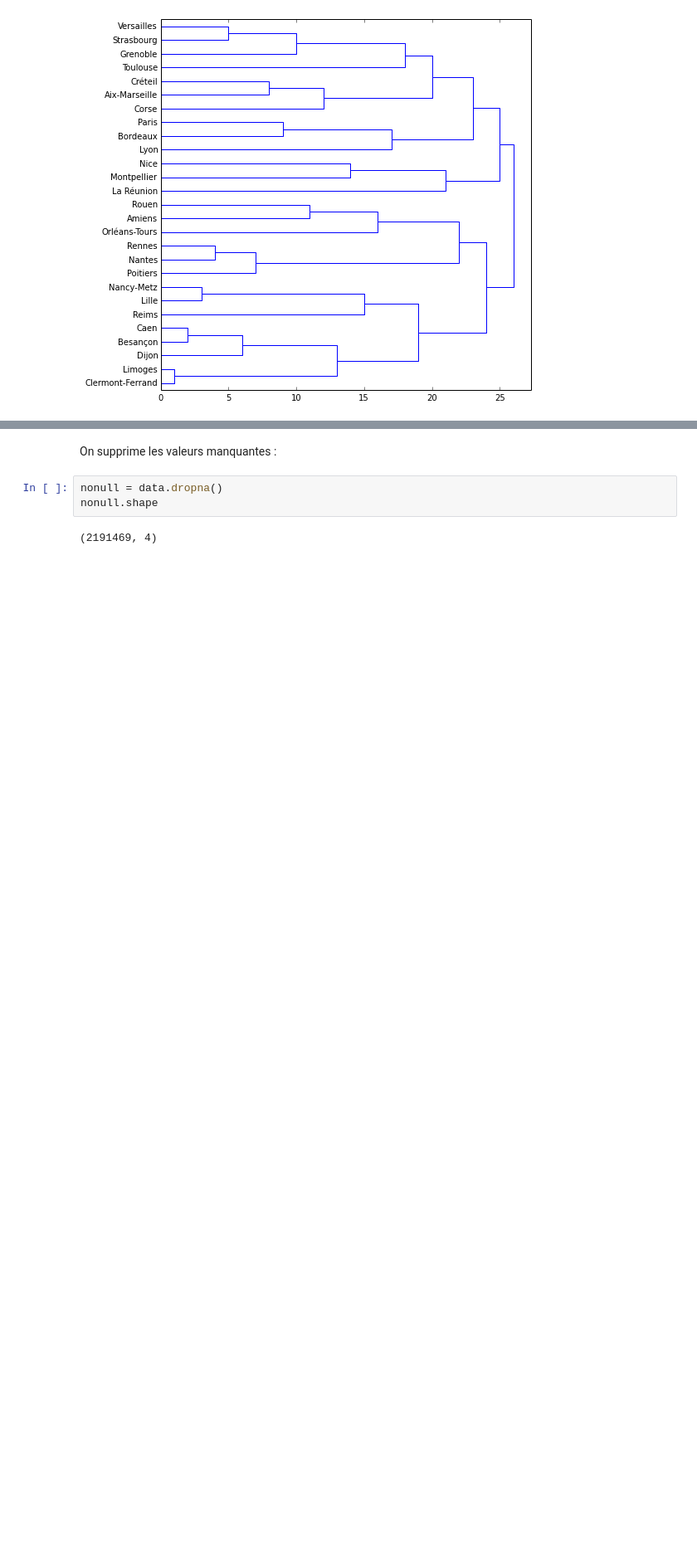
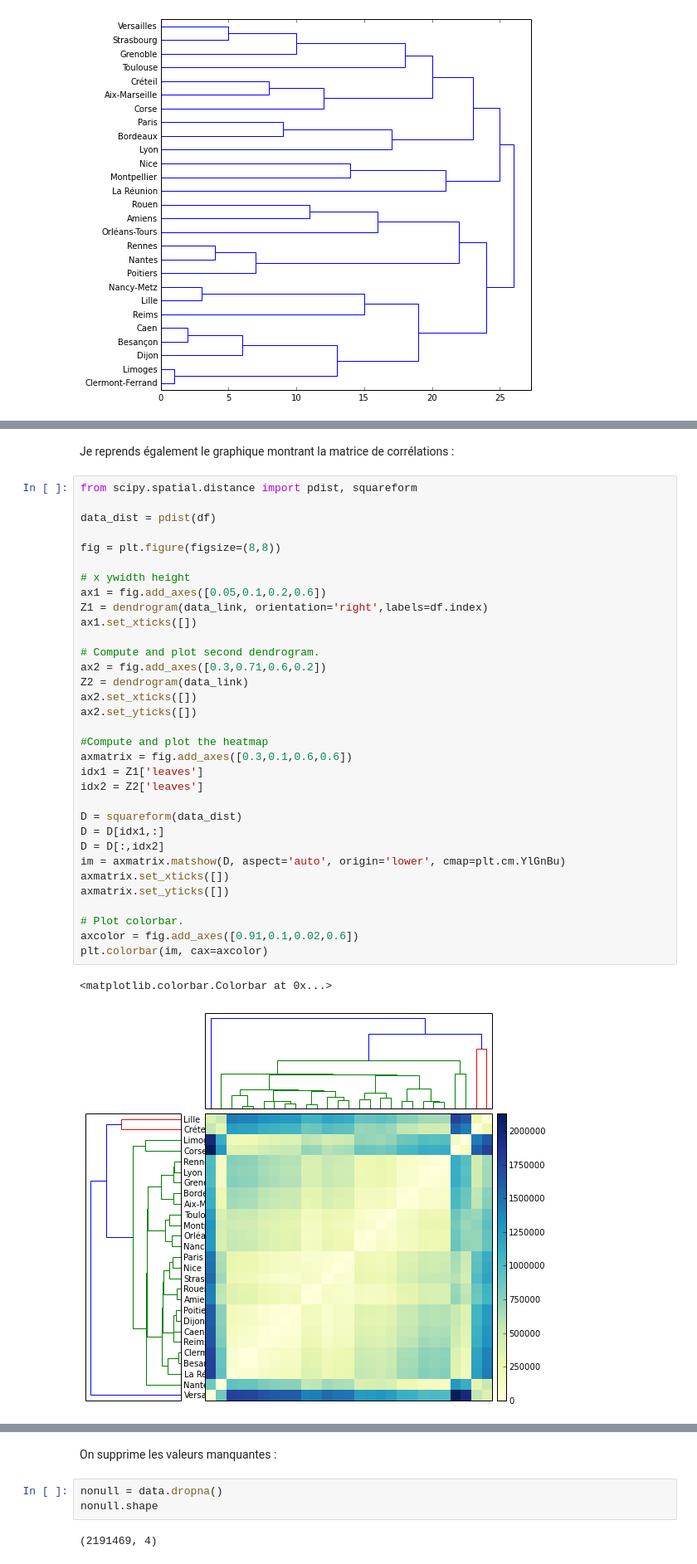
Before and after one commit to sdpython/ensae_teaching_cs, a Jupyter notebook: _doc/notebooks/td2a/td2a_correction_session_3A.ipynb, the cells around one changed output, grey strips where cells are left out. Shown at 83% size. Drawn from its saved outputs; the diff is of its cells as text; blank space fills up the shorter version.

```diff
--- a/_doc/notebooks/td2a/td2a_correction_session_3A.ipynb
+++ b/_doc/notebooks/td2a/td2a_correction_session_3A.ipynb
@@ -70 +103,39 @@ r = dendrogram(dendro, color_threshold=1, labels=df.index, show_leaf_counts=True
+# %% [markdown]
+Je reprends également le graphique montrant la matrice de corrélations :
+# %%
+from scipy.spatial.distance import pdist, squareform
+
+data_dist = pdist(df)
+
+fig = plt.figure(figsize=(8,8))
+
+# x ywidth height
+ax1 = fig.add_axes([0.05,0.1,0.2,0.6])
+Z1 = dendrogram(data_link, orientation='right',labels=df.index)
+ax1.set_xticks([])
+
+# Compute and plot second dendrogram.
+ax2 = fig.add_axes([0.3,0.71,0.6,0.2])
+Z2 = dendrogram(data_link)
+ax2.set_xticks([])
+ax2.set_yticks([])
+
+#Compute and plot the heatmap
+axmatrix = fig.add_axes([0.3,0.1,0.6,0.6])
+idx1 = Z1['leaves']
+idx2 = Z2['leaves']
+
+D = squareform(data_dist)
+D = D[idx1,:]
+D = D[:,idx2]
+im = axmatrix.matshow(D, aspect='auto', origin='lower', cmap=plt.cm.YlGnBu)
+axmatrix.set_xticks([])
+axmatrix.set_yticks([])
+
+# Plot colorbar.
+axcolor = fig.add_axes([0.91,0.1,0.02,0.6])
+plt.colorbar(im, cax=axcolor)
+# %% [output]
+<matplotlib.colorbar.Colorbar at 0x...>
+[figure, added]
 # %% [markdown]
```
Also changed, not shown: parts of 16 cells of this notebook, 4 other files.
